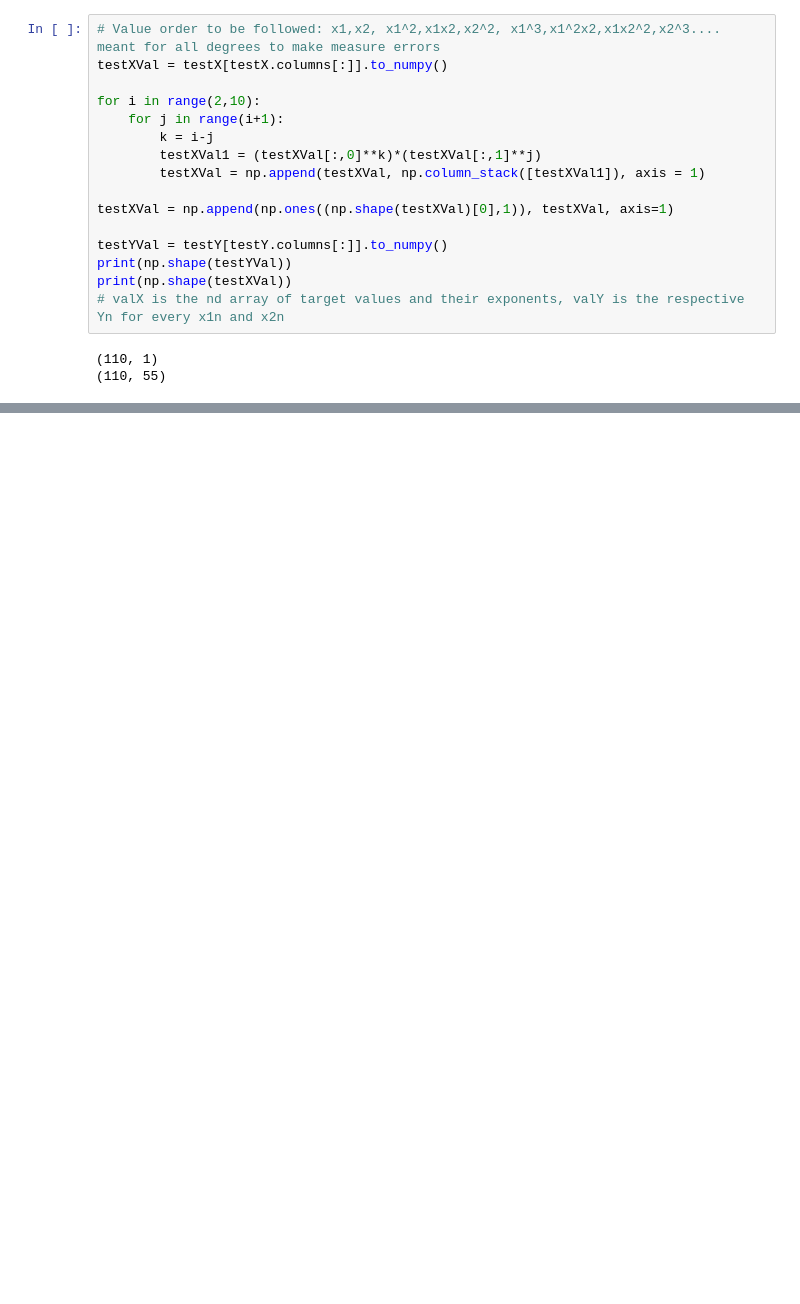
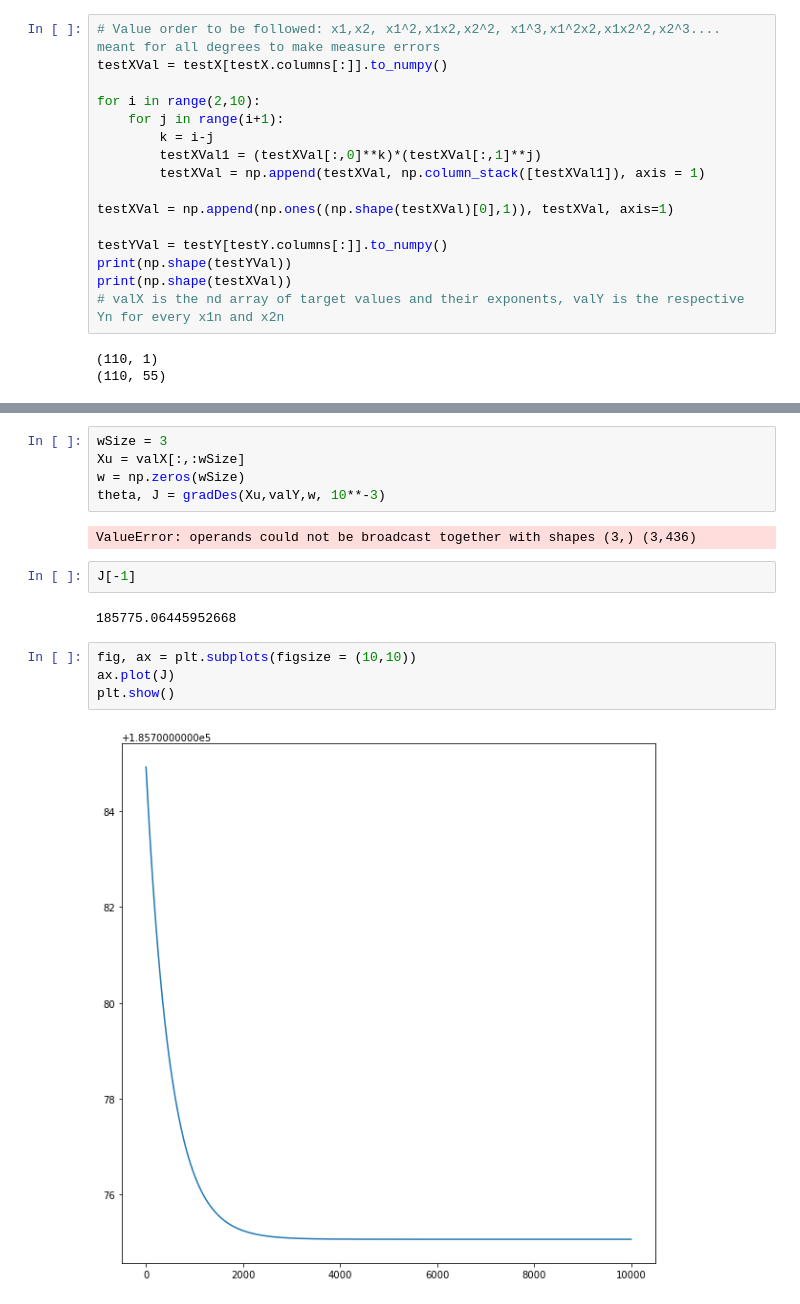
Before and after one commit to AmoghMoses/CS-F320-Assignment-1, a Jupyter notebook: Assignment1B a-Copy1.ipynb, the cells around one changed output, grey strips where cells are left out. Drawn from its saved outputs; the diff is of its cells as text; blank space fills up the shorter version.

```diff
--- a/Assignment1B a-Copy1.ipynb
+++ b/Assignment1B a-Copy1.ipynb
@@ -247,0 +274,17 @@ def getW(degree):
+# %%
+wSize = 3
+Xu = valX[:,:wSize]
+w = np.zeros(wSize)
+theta, J = gradDes(Xu,valY,w, 10**-3)
+# %% [output]
+ValueError: operands could not be broadcast together with shapes (3,) (3,436)
+# %%
+J[-1]
+# %% [output]
+185775.06445952668
+# %%
+fig, ax = plt.subplots(figsize = (10,10))
+ax.plot(J)
+plt.show()
+# %% [output]
+[figure, added]
```
Also changed, not shown: parts of 22 cells of this notebook.
